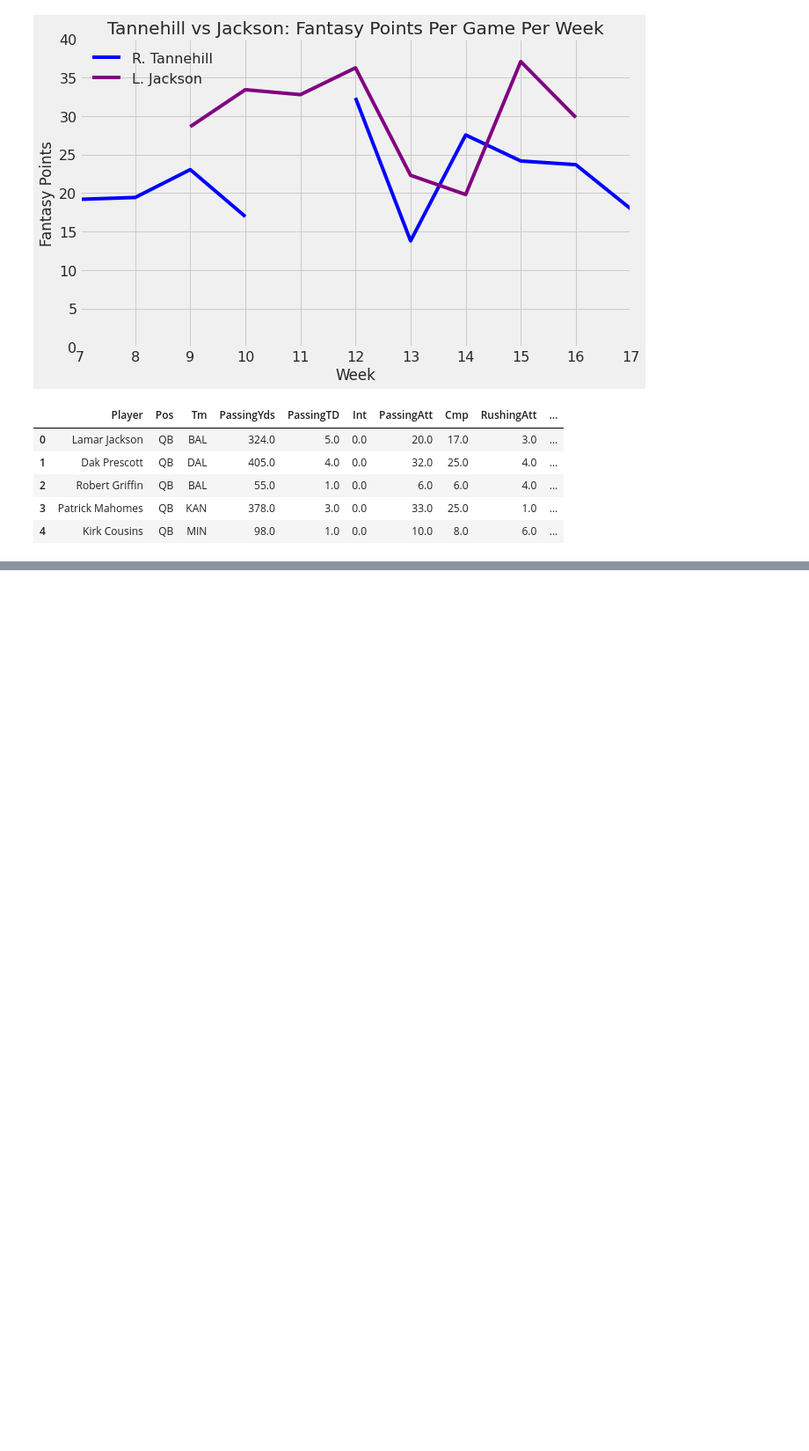
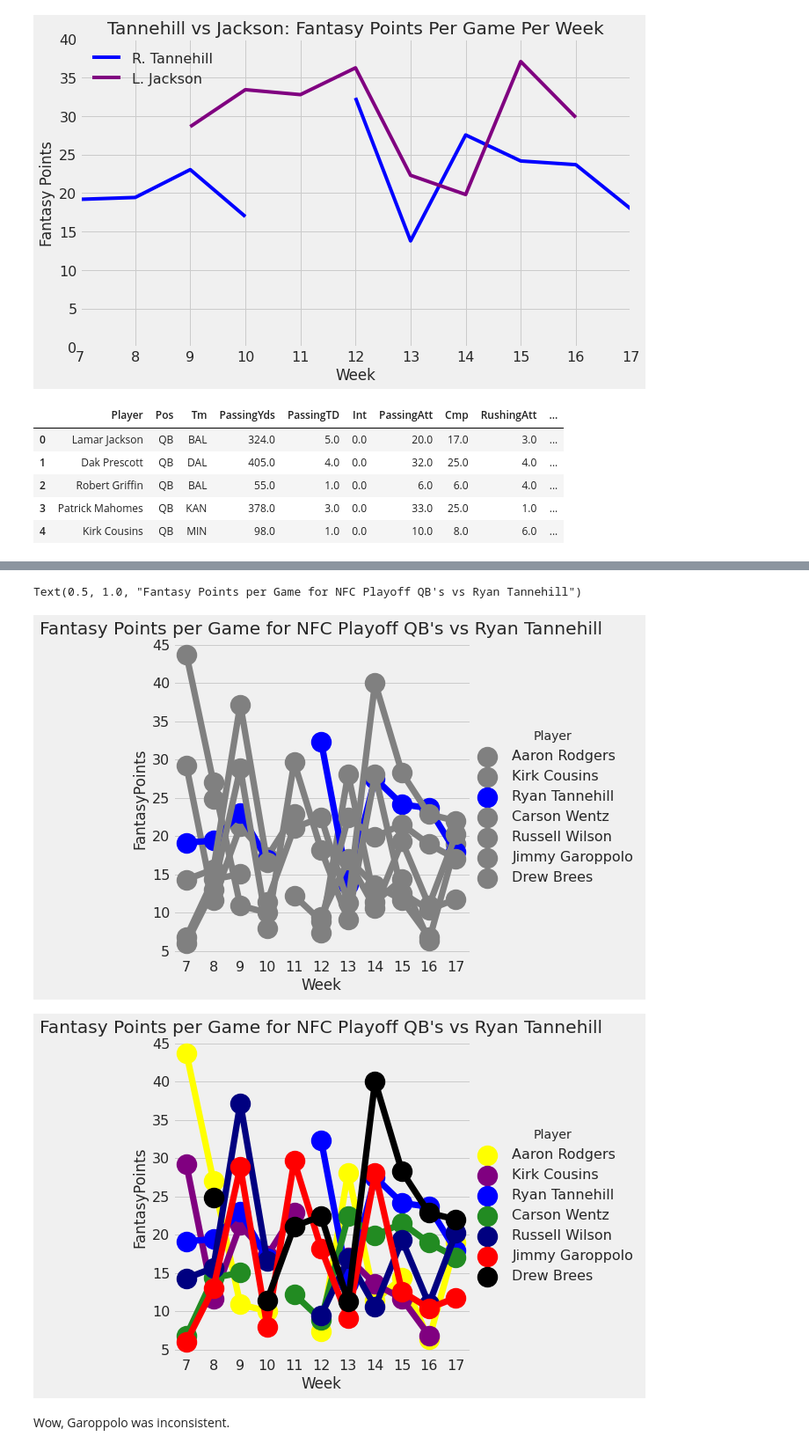
Before and after one commit to piercepatrick/Fantasy-Football-Analysis, a Jupyter notebook: Tannehilll_Analysis.ipynb, the cells around one changed output, grey strips where cells are left out. Shown at 88% size. Saved outputs shown, nothing was run; the diff lists cells and outputs as text; code cells hidden in the pictures; blank space fills up the shorter version.

```diff
--- a/Tannehilll_Analysis.ipynb
+++ b/Tannehilll_Analysis.ipynb
@@ -305,3 +296,19 @@ sns.factorplot(x='Week', y='FantasyPoints', data = fp, hue='Player', size = 10)
+# %%
+nfc = qb_df_week[(qb_df_week['Player'] == 'Jimmy Garoppolo') | (qb_df_week['Player'] == 'Russell Wilson') |
+                (qb_df_week['Player'] == 'Drew Brees') | (qb_df_week['Player'] == 'Kirk Cousins') |
+                (qb_df_week['Player'] == 'Ryan Tannehill') | (qb_df_week['Player'] == 'Aaron Rodgers')
+                | (qb_df_week['Player'] == 'Carson Wentz')]
+nfc = nfc[nfc['Week'] >= 7]
+sns.factorplot( x='Week', y='FantasyPoints', data = nfc, hue='Player', size = 6, palette=['gray','gray', 'blue', 'gray', 'gray', 'gray','gray'])
+plt.title("Fantasy Points per Game for NFC Playoff QB's vs Ryan Tannehill")
+sns.factorplot( x='Week', y='FantasyPoints', data = nfc, hue='Player', size = 6, palette=['yellow','purple', 'blue', 'forestgreen', 'navy', 'red','black'])
+plt.title("Fantasy Points per Game for NFC Playoff QB's vs Ryan Tannehill")
+# %% [output]
+Text(0.5, 1.0, "Fantasy Points per Game for NFC Playoff QB's vs Ryan Tannehill")
+[figure, added]
+[figure, added]
+# %% [markdown]
+Wow, Garoppolo was inconsistent.
 # %%
 # 2. How much did the Marcus Mariota -> Ryan Tannehill switch in Week 7 affect the offense's Fantasy Footabll performance?
 # do a factor plot from youtube video watch later
```
Also changed, not shown: parts of 4 cells of this notebook.
